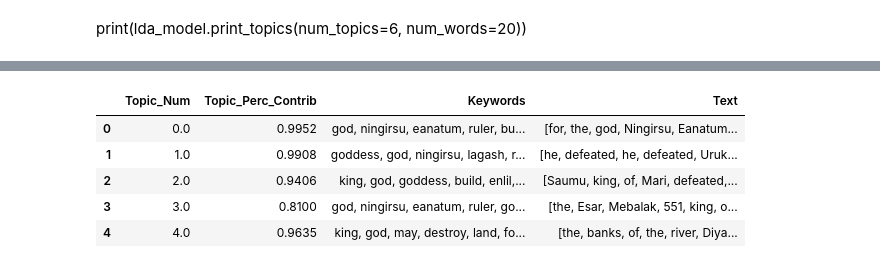
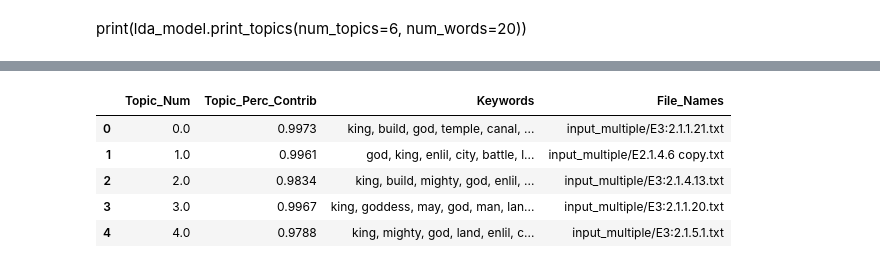
Before and after one commit to meganhollie/royal-inscriptions, a Jupyter notebook: Basic modeling + Coherence.ipynb, the cells around one changed output, grey strips where cells are left out. Cells and saved outputs as stored; diff of their text form; code cells hidden in the pictures.

```diff
--- a/Basic modeling + Coherence.ipynb
+++ b/Basic modeling + Coherence.ipynb
@@ -159,5 +170,7 @@ lda_model = gensim.models.ldamodel.LdaModel(corpus=corpus,
 # Print the Keyword in the topics
 pprint(lda_model.print_topics())
 doc_lda = lda_model[corpus]
+for i, row in enumerate(doc_lda):
+    print(file_names[i], row[0])
 # %% [output]
 [(0,
@@ -248,7 +261,7 @@ def compute_coherence_values(dictionary, corpus, texts, limit, start=2, step=3):
     coherence_values = []
     model_list = []
     for num_topics in range(start, limit, step):
-        model = gensim.models.ldamodel.LdaModel(corpus=corpus, num_topics=num_topics, id2word=id2word)
+        model = gensim.models.ldamodel.LdaModel(corpus=corpus, num_topics=num_topics, id2word=id2word, random_state=100, alpha='auto')
         model_list.append(model)
         coherencemodel = CoherenceModel(model=model, texts=texts, dictionary=dictionary, coherence='c_v')
         coherence_values.append(coherencemodel.get_coherence())
@@ -282,6 +295,6 @@ Num Topics = 38  has Coherence Value of 0.3461
 # %%
 # Select the model and print the topics
-optimal_model = model_list[3]
+optimal_model = model_list[2]
 model_topics = optimal_model.show_topics(formatted=False)
 pprint(optimal_model.print_topics(num_words=10))
 # %% [output]
@@ -327,11 +340,11 @@ def format_topics_sentences(ldamodel=lda_model, corpus=corpus, texts=data):
     return(sent_topics_df)
 
 
-df_topic_sents_keywords = format_topics_sentences(ldamodel=optimal_model, corpus=corpus, texts=data)
+df_topic_sents_keywords = format_topics_sentences(ldamodel=optimal_model, corpus=corpus, texts=file_names)
 
 # Format
 df_dominant_topic = df_topic_sents_keywords.reset_index()
-df_dominant_topic.columns = ['Document_No', 'Dominant_Topic', 'Topic_Perc_Contrib', 'Keywords', 'Text']
+df_dominant_topic.columns = ['Document_No', 'Dominant_Topic', 'Topic_Perc_Contrib', 'Keywords', 'File_Names']
 
 # Show
 df_dominant_topic.head(10)
@@ -350,27 +368,27 @@ df_dominant_topic.head(10)
 # %%
 #Find the most representative document for each topic
 # Group top 5 sentences under each topic
-sent_topics_sorteddf_mallet = pd.DataFrame()
+sent_topics_sorted = pd.DataFrame()
 
 sent_topics_outdf_grpd = df_topic_sents_keywords.groupby('Dominant_Topic')
 
 for i, grp in sent_topics_outdf_grpd:
-    sent_topics_sorteddf_mallet = pd.concat([sent_topics_sorteddf_mallet,
+    sent_topics_sorted = pd.concat([sent_topics_sorted,
                                              grp.sort_values(['Perc_Contribution'], ascending=[0]).head(1)],
                                             axis=0)
 
 # Reset Index
-sent_topics_sorteddf_mallet.reset_index(drop=True, inplace=True)
+sent_topics_sorted.reset_index(drop=True, inplace=True)
 
 # Format
-sent_topics_sorteddf_mallet.columns = ['Topic_Num', "Topic_Perc_Contrib", "Keywords", "Text"]
+sent_topics_sorted.columns = ['Topic_Num', "Topic_Perc_Contrib", "Keywords", "File_Names"]
 
 # Show
-sent_topics_sorteddf_mallet.head()
+sent_topics_sorted.head()
 # %% [output]
-|  | Topic_Num | Topic_Perc_Contrib | Keywords | Text |
-| 0 | 0.0 | 0.9952 | god, ningirsu, eanatum, ruler, bu... | [for, the, god, Ningirsu, Eanatum... |
-| 1 | 1.0 | 0.9908 | goddess, god, ningirsu, lagash, r... | [he, defeated, he, defeated, Uruk... |
-| 2 | 2.0 | 0.9406 | king, god, goddess, build, enlil,... | [Saumu, king, of, Mari, defeated,... |
-| 3 | 3.0 | 0.8100 | god, ningirsu, eanatum, ruler, go... | [the, Esar, Mebalak, 551, king, o... |
-| 4 | 4.0 | 0.9635 | king, god, may, destroy, land, fo... | [the, banks, of, the, river, Diya... |
+|  | Topic_Num | Topic_Perc_Contrib | Keywords | File_Names |
+| 0 | 0.0 | 0.9973 | king, build, god, temple, canal, ... | input_multiple/E3:2.1.1.21.txt |
+| 1 | 1.0 | 0.9961 | god, king, enlil, city, battle, l... | input_multiple/E2.1.4.6 copy.txt |
+| 2 | 2.0 | 0.9834 | king, build, mighty, god, enlil, ... | input_multiple/E3:2.1.4.13.txt |
+| 3 | 3.0 | 0.9967 | king, goddess, may, god, man, lan... | input_multiple/E3:2.1.1.20.txt |
+| 4 | 4.0 | 0.9788 | king, mighty, god, land, enlil, c... | input_multiple/E3:2.1.5.1.txt |
```
Also changed, not shown: parts of 14 cells of this notebook.
